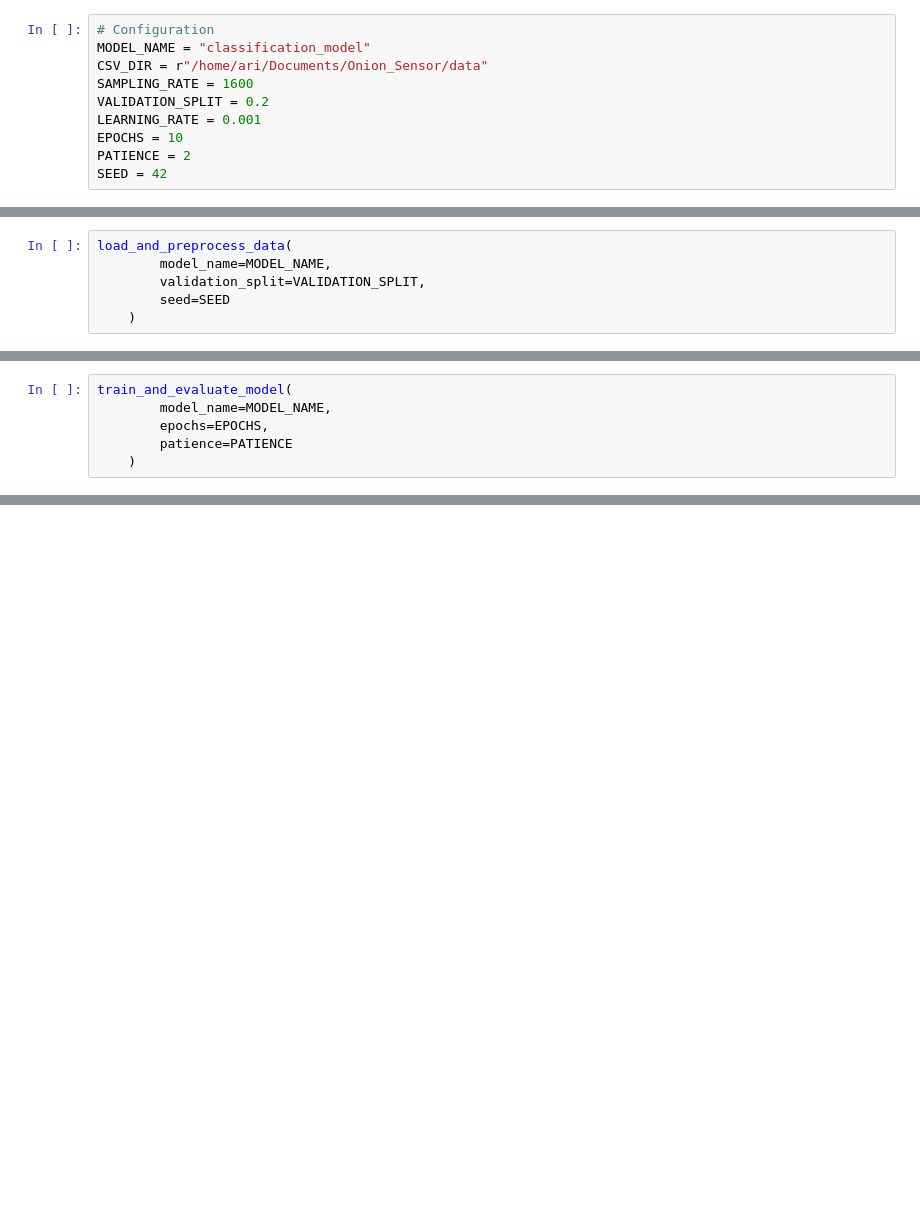
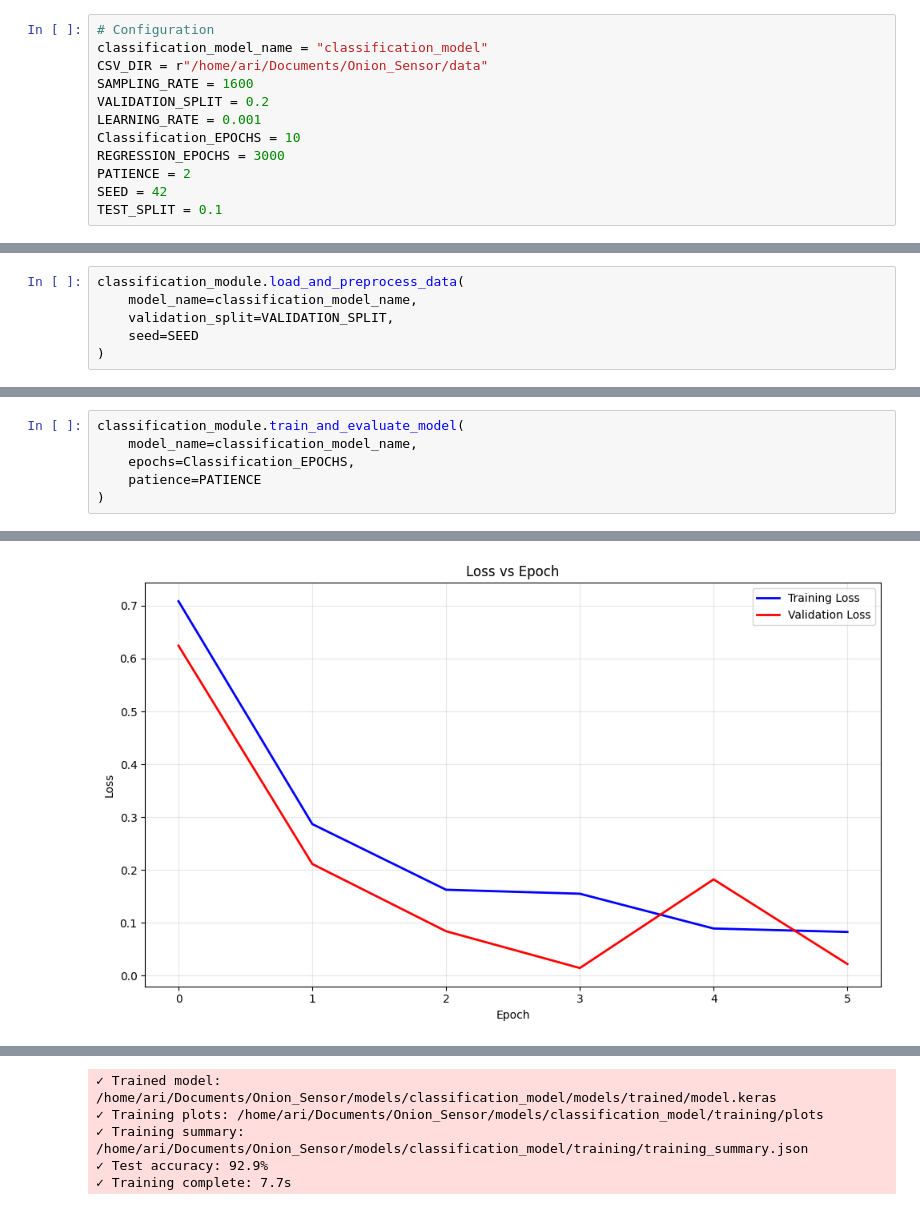
Before and after one commit to AryanSenthil/Onion_Sensor, a Jupyter notebook: src/draft.ipynb, the cells around one changed output, grey strips where cells are left out. Saved outputs shown, nothing was run; the diff lists cells and outputs as text; blank space fills up the shorter version.

```diff
--- a/src/draft.ipynb
+++ b/src/draft.ipynb
@@ -17,12 +14,14 @@ from classification_module import (
 To enable the following instructions: AVX2 FMA, in other operations, rebuild TensorFlow with the appropriate compiler flags.
 # %%
 # Configuration
-MODEL_NAME = "classification_model"
+classification_model_name = "classification_model"
 CSV_DIR = r"/home/ari/Documents/Onion_Sensor/data"
 SAMPLING_RATE = 1600
 VALIDATION_SPLIT = 0.2
 LEARNING_RATE = 0.001
-EPOCHS = 10
+Classification_EPOCHS = 10
+REGRESSION_EPOCHS = 3000
 PATIENCE = 2
 SEED = 42
+TEST_SPLIT = 0.1
 # %%
@@ -38,10 +37,10 @@ I0000 00:00:1761918009.541027   46881 gpu_device.cc:2020] Created device /job:lo
 ✓ Preprocessing complete: 1.1s
 # %%
-load_and_preprocess_data(
-        model_name=MODEL_NAME,
-        validation_split=VALIDATION_SPLIT,
-        seed=SEED
-    )
+classification_module.load_and_preprocess_data(
+    model_name=classification_model_name,
+    validation_split=VALIDATION_SPLIT,
+    seed=SEED
+)
 # %% [output]
 Found 144 files belonging to 2 classes.
 Using 116 files for training.
@@ -59,7 +83,7 @@ build_and_compile_model(
 # %%
-train_and_evaluate_model(
-        model_name=MODEL_NAME,
-        epochs=EPOCHS,
-        patience=PATIENCE
-    )
+classification_module.train_and_evaluate_model(
+    model_name=classification_model_name,
+    epochs=Classification_EPOCHS,
+    patience=PATIENCE
+)
 # %% [output]
@@ -78,0 +91 @@ I0000 00:00:1761918091.112465   46969 device_compiler.h:196] Compiled cluster us
+[figure, added]
@@ -78,0 +95,5 @@ I0000 00:00:1761918091.112465   46969 device_compiler.h:196] Compiled cluster us
+✓ Trained model: /home/ari/Documents/Onion_Sensor/models/classification_model/models/trained/model.keras
+✓ Training plots: /home/ari/Documents/Onion_Sensor/models/classification_model/training/plots
+✓ Training summary: /home/ari/Documents/Onion_Sensor/models/classification_model/training/training_summary.json
+✓ Test accuracy: 92.9%
+✓ Training complete: 7.7s
```
Also changed, not shown: parts of 11 cells of this notebook, 13 other files.
